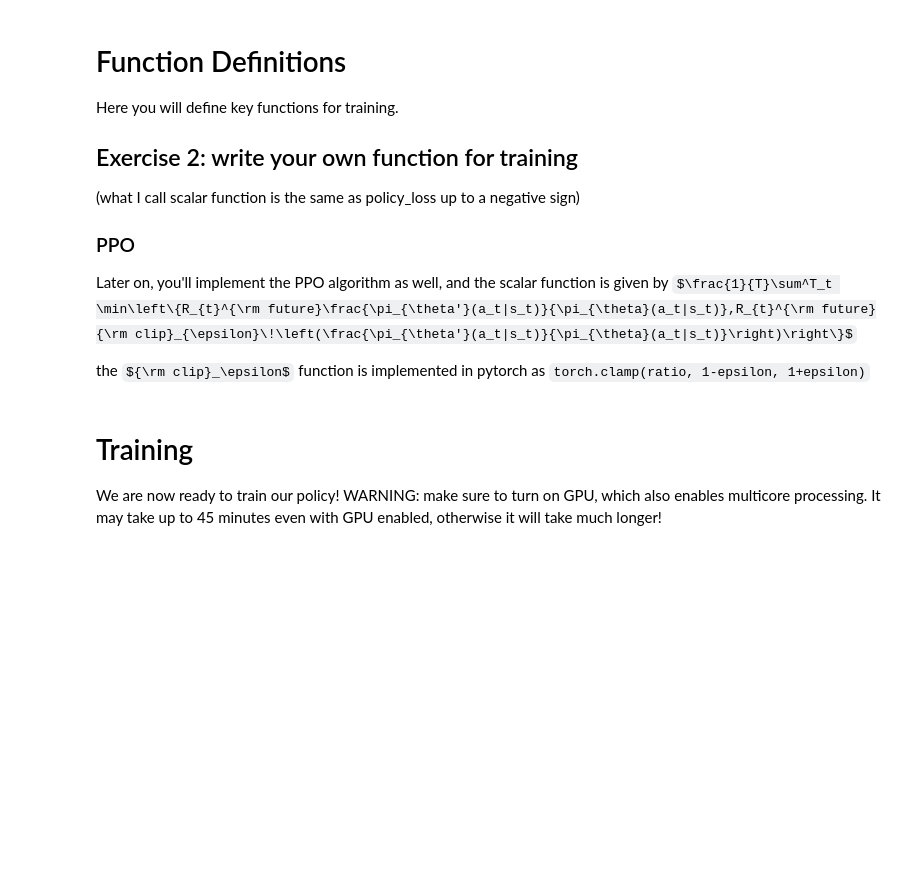
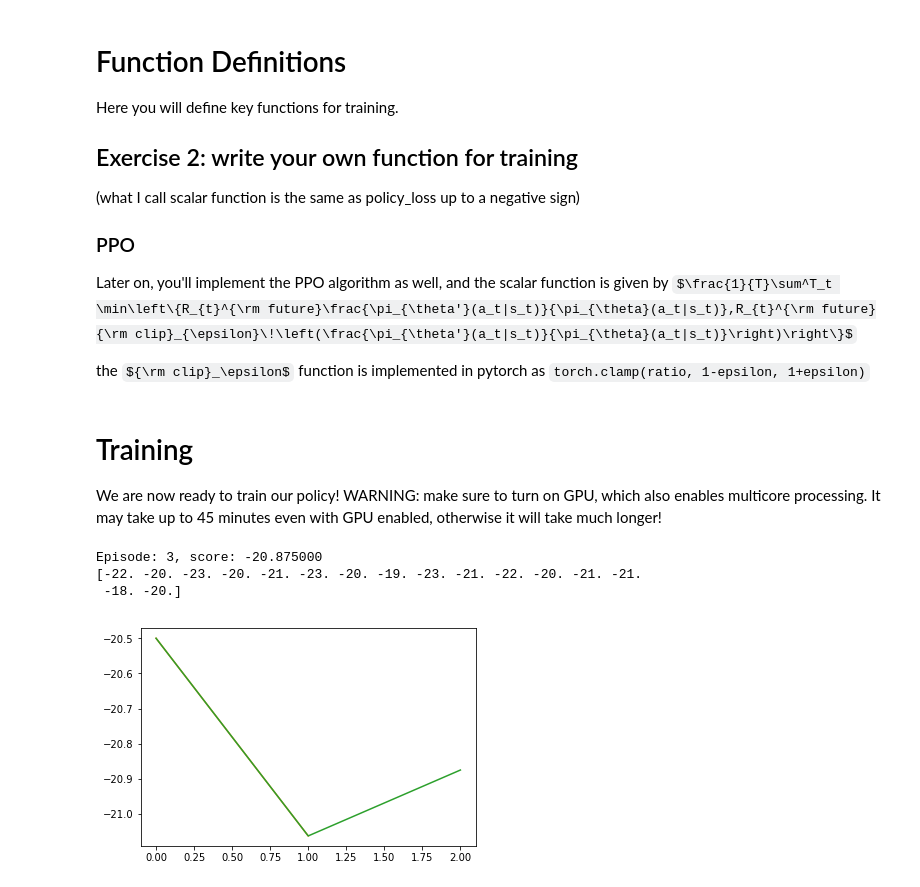
Before and after one commit to jezzarax/drlnd_ppo, a Jupyter notebook: pong-PPO.ipynb, the cells around one changed output. Cells and saved outputs as stored; diff of their text form; code cells hidden in the pictures; some formulas as TeX source; blank space fills up the shorter version.

```diff
--- a/pong-PPO.ipynb
+++ b/pong-PPO.ipynb
@@ -207,10 +218,17 @@ def collect_trajectories(envs, policy, tmax=200, nrand=5):
     # return pi_theta, states, actions, rewards, probability
     return prob_list, state_list, action_list, reward_list
 # %%
+#def states_to_prob(policy, states):
+#    states = torch.stack(states)
+#    policy_input = states.view(-1,*states.shape[-3:])
+#    probs = [i[1] for i in policy.act(policy_input)]
+#    return torch.stack(probs).view([320, 8])
+
 def states_to_prob(policy, states):
     states = torch.stack(states)
     policy_input = states.view(-1,*states.shape[-3:])
-    return policy(policy_input).view([320, 6])
+    probs = [i[1] for i in policy.act(policy_input)]
+    return torch.stack(probs).view(states.shape[:-3])
 
 
 # clipped surrogate function
@@ -236,10 +254,10 @@ def clipped_surrogate(policy, old_probs, states, actions, rewards,
     rewards = torch.tensor(rewards_normalized, dtype=torch.float, device=device)
 
     # convert states to policy (or probability)
-    new_probs = policy(torch.cat(states)).view(-1,*old_probs.shape[-2:]).max(2)
+    new_probs = states_to_prob(policy, states)
 
     # ratio for clipping
-    ratio = new_probs[0]/old_probs.max(2)[0]
+    ratio = new_probs/old_probs
 
     # clipped function
     clip = torch.clamp(ratio, 1-epsilon, 1+epsilon)
@@ -248,8 +266,7 @@ def clipped_surrogate(policy, old_probs, states, actions, rewards,
     # include a regularization term
     # this steers new_policy towards 0.5
     # add in 1.e-10 to avoid log(0) which gives nan
-    entropy = -(new_probs[0]*torch.log(old_probs.max(2)[0]+1.e-10)+ \
-        (1.0-new_probs[0])*torch.log(1.0-old_probs.max(2)[0]+1.e-10))
+    entropy = -(new_probs*torch.log(old_probs+1.e-10)+(1.0-new_probs)*torch.log(1.0-old_probs+1.e-10))
 
 
     # this returns an average of all the entries of the tensor
@@ -268,60 +285,55 @@ import numpy as np
 # WARNING: running through all 800 episodes will take 30-45 minutes
 
 # training loop max iterations
-episode = 500
-
-# widget bar to display progress
-import progressbar as pb
-widget = ['training loop: ', pb.Percentage(), ' ',
-          pb.Bar(), ' ', pb.ETA() ]
-timer = pb.ProgressBar(widgets=widget, maxval=episode).start()
+episode = 1000
 
 
-envs = parallelEnv('PongDeterministic-v4', n=8, seed=1234)
+envs = parallelEnv('PongDeterministic-v4', n=16, seed=1234)
 
 discount_rate = .99
 epsilon = 0.1
 beta = .01
-tmax = 320
-SGD_epoch = 4
+tmax = 640
+SGD_epoch = 16
 
 # keep track of progress
 mean_rewards = []
 
 for e in range(episode):
 
     # collect trajectories
     old_probs, states, actions, rewards = collect_trajectories(envs, policy, tmax=tmax)
 
     total_rewards = np.sum(rewards, axis=0)
 
     # gradient ascent step
     for _ in range(SGD_epoch):
 
         L = -clipped_surrogate(policy, old_probs, states, actions, rewards,
                                           epsilon=epsilon, beta=beta)
         optimizer.zero_grad()
         L.backward()
         optimizer.step()
         del L
 
     # the clipping parameter reduces as time goes on
     epsilon*=.999
 
     # the regulation term also reduces
     # this reduces exploration in later runs
     beta*=.995
 
     # get the average reward of the parallel environments
     mean_rewards.append(np.mean(total_rewards))
-
+    display.clear_output()
     # display some progress every 20 iterations
-    if (e+1)%20 ==0 :
-        print("Episode: {0:d}, score: {1:f}".format(e+1,np.mean(total_rewards)))
-        print(total_rewards)
-
-    # update progress widget bar
-    timer.update(e+1)
-
-timer.finish()
+    print("Episode: {0:d}, score: {1:f}".format(e+1,np.mean(total_rewards)))
+    print(total_rewards)
+    plt.plot(mean_rewards)
+    display.display(plt.gcf())
+# %% [output]
+Episode: 3, score: -20.875000
+[-22. -20. -23. -20. -21. -23. -20. -19. -23. -21. -22. -20. -21. -21.
+ -18. -20.]
+[figure, added]
 # %%
```
Also changed, not shown: parts of 9 cells of this notebook, 1 other file.
